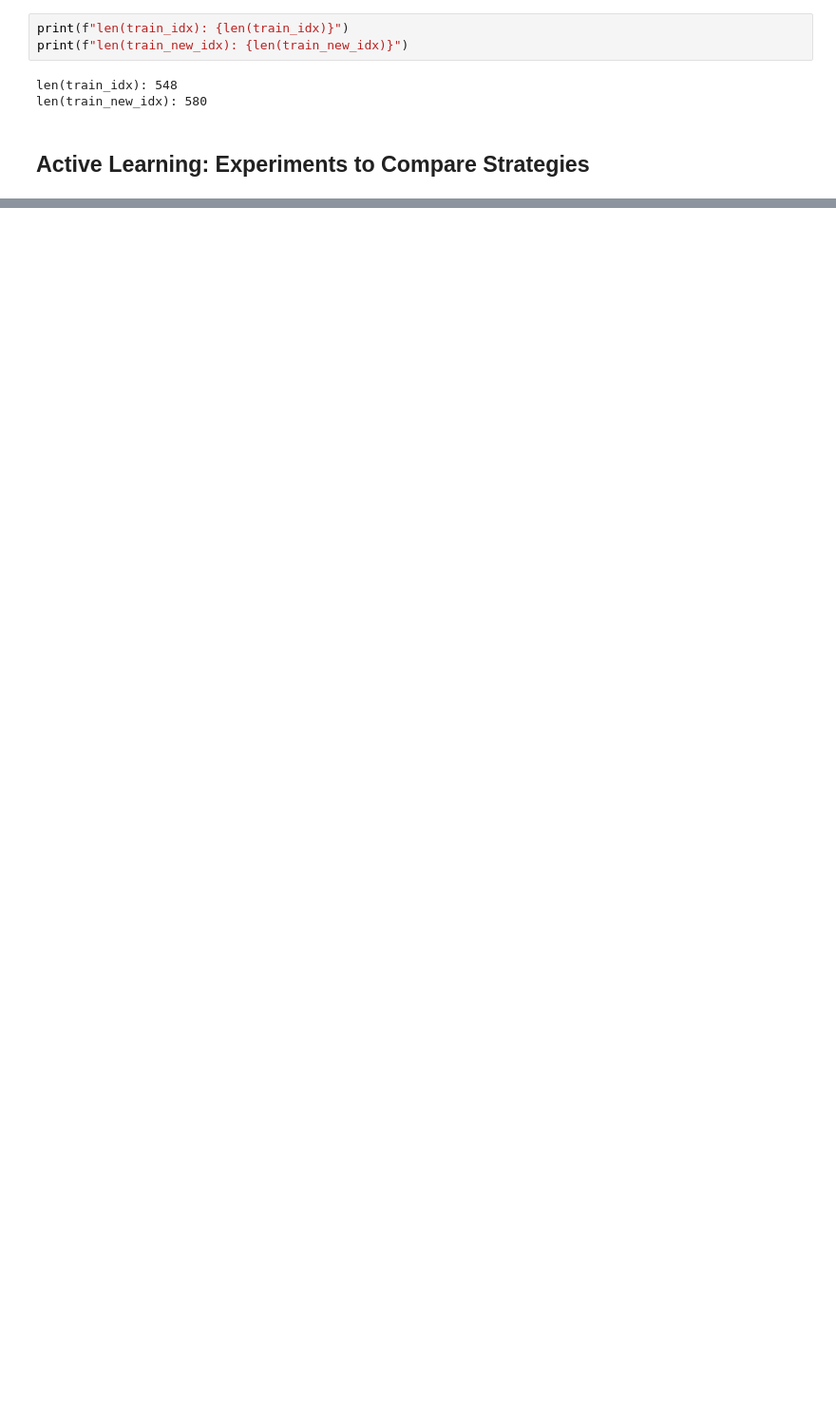
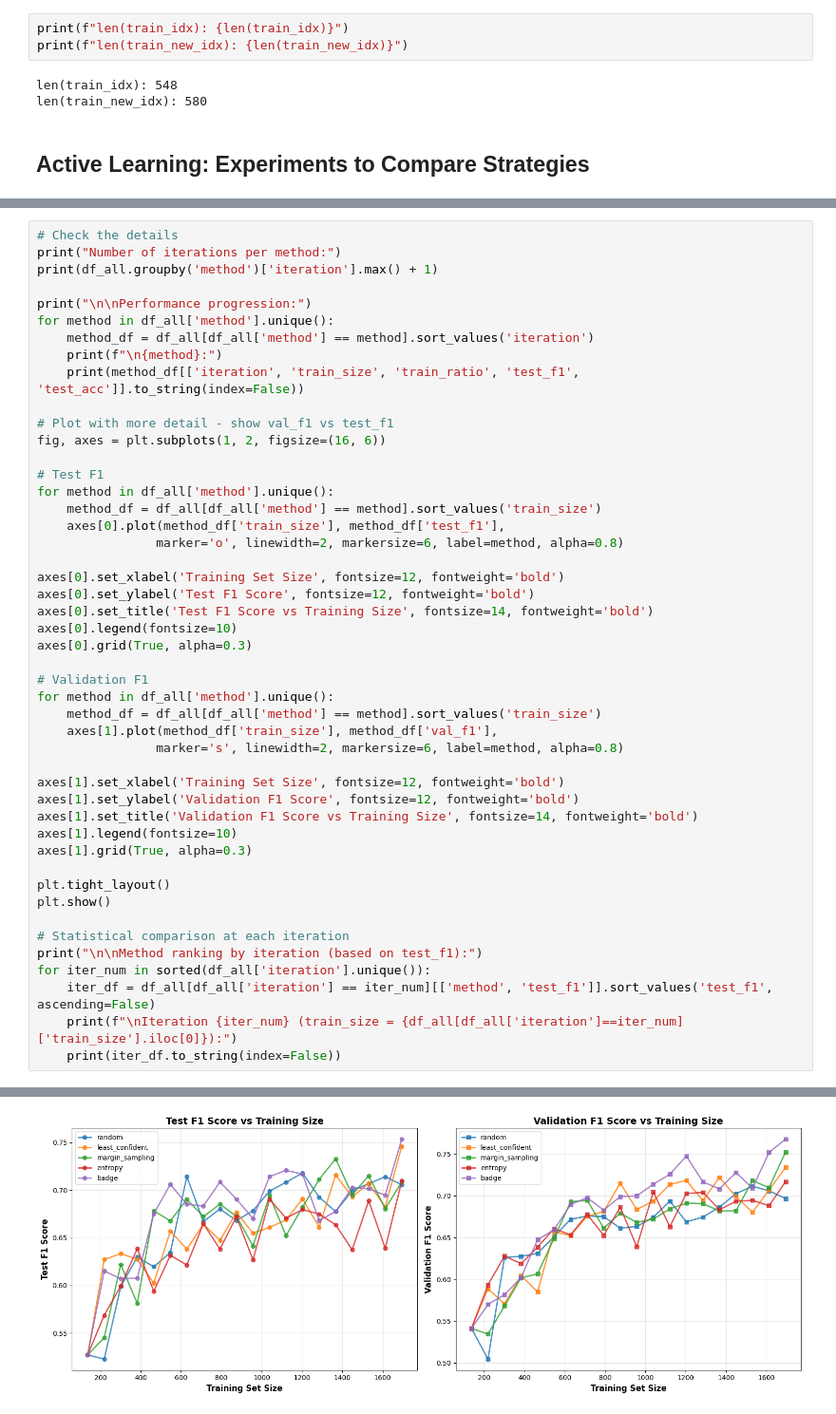
Before and after one commit to mxagar/active_learning_guide, a Jupyter notebook: active_learning.ipynb, the cells around one changed output, grey strips where cells are left out. Shown at 95% size. Cells and saved outputs as stored; diff of their text form; blank space fills up the shorter version.

```diff
--- a/active_learning.ipynb
+++ b/active_learning.ipynb
@@ -376,0 +994,48 @@ len(train_new_idx): 580
+# %%
+# Check the details
+print("Number of iterations per method:")
+print(df_all.groupby('method')['iteration'].max() + 1)
+
+print("\n\nPerformance progression:")
+for method in df_all['method'].unique():
+    method_df = df_all[df_all['method'] == method].sort_values('iteration')
+    print(f"\n{method}:")
+    print(method_df[['iteration', 'train_size', 'train_ratio', 'test_f1', 'test_acc']].to_string(index=False))
+
+# Plot with more detail - show val_f1 vs test_f1
+fig, axes = plt.subplots(1, 2, figsize=(16, 6))
+
+# Test F1
+for method in df_all['method'].unique():
+    method_df = df_all[df_all['method'] == method].sort_values('train_size')
+    axes[0].plot(method_df['train_size'], method_df['test_f1'],
+                marker='o', linewidth=2, markersize=6, label=method, alpha=0.8)
+
+axes[0].set_xlabel('Training Set Size', fontsize=12, fontweight='bold')
+axes[0].set_ylabel('Test F1 Score', fontsize=12, fontweight='bold')
+axes[0].set_title('Test F1 Score vs Training Size', fontsize=14, fontweight='bold')
+axes[0].legend(fontsize=10)
+axes[0].grid(True, alpha=0.3)
+
+# Validation F1
+for method in df_all['method'].unique():
+    method_df = df_all[df_all['method'] == method].sort_values('train_size')
+    axes[1].plot(method_df['train_size'], method_df['val_f1'],
+                marker='s', linewidth=2, markersize=6, label=method, alpha=0.8)
+
+axes[1].set_xlabel('Training Set Size', fontsize=12, fontweight='bold')
+axes[1].set_ylabel('Validation F1 Score', fontsize=12, fontweight='bold')
+axes[1].set_title('Validation F1 Score vs Training Size', fontsize=14, fontweight='bold')
+axes[1].legend(fontsize=10)
+axes[1].grid(True, alpha=0.3)
+
+plt.tight_layout()
+plt.show()
+
+# Statistical comparison at each iteration
+print("\n\nMethod ranking by iteration (based on test_f1):")
+for iter_num in sorted(df_all['iteration'].unique()):
+    iter_df = df_all[df_all['iteration'] == iter_num][['method', 'test_f1']].sort_values('test_f1', ascending=False)
+    print(f"\nIteration {iter_num} (train_size = {df_all[df_all['iteration']==iter_num]['train_size'].iloc[0]}):")
+    print(iter_df.to_string(index=False))
+# %% [output]
@@ -376,0 +1059 @@ len(train_new_idx): 580
+[figure, added]
```
Also changed, not shown: parts of 35 cells of this notebook, 3 other files.
